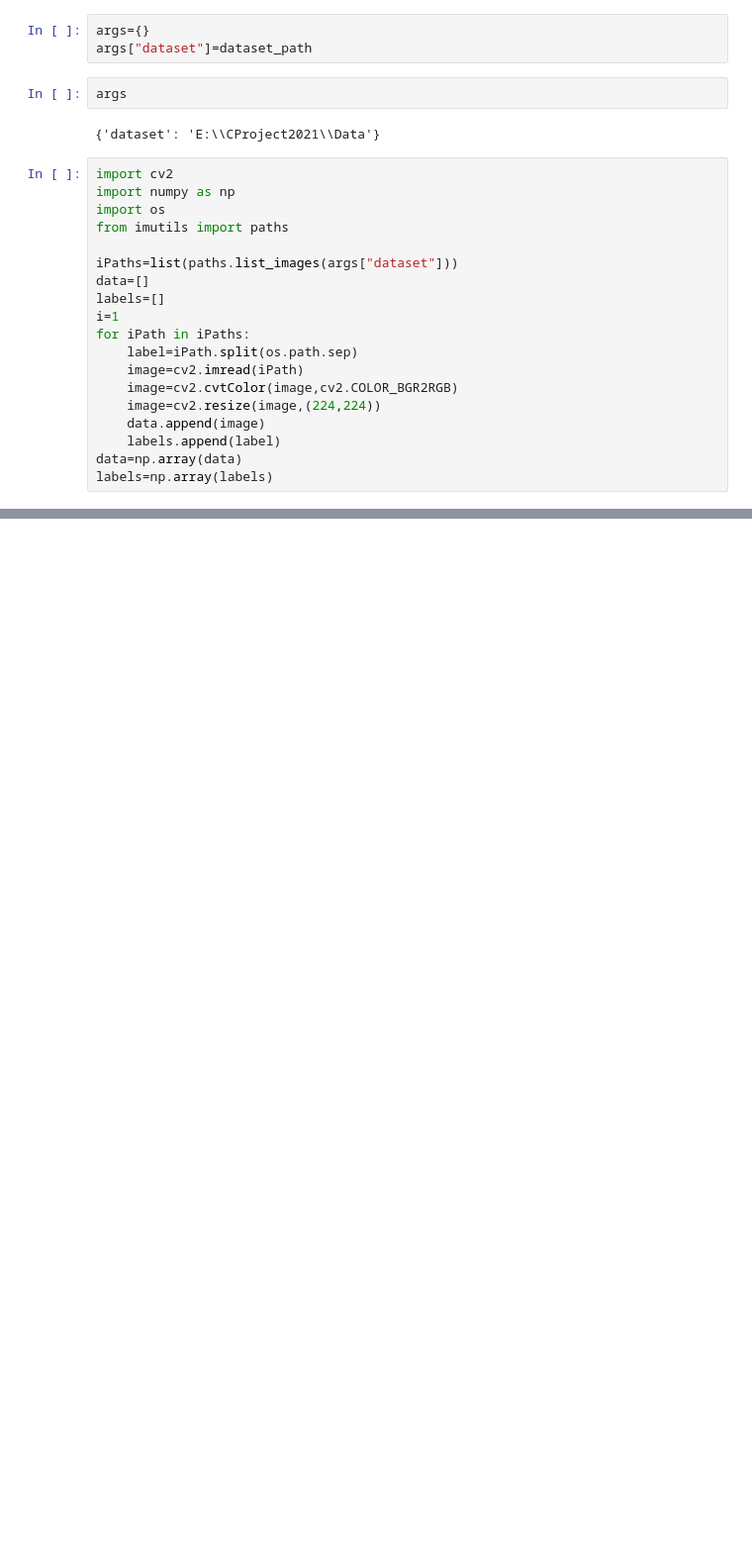
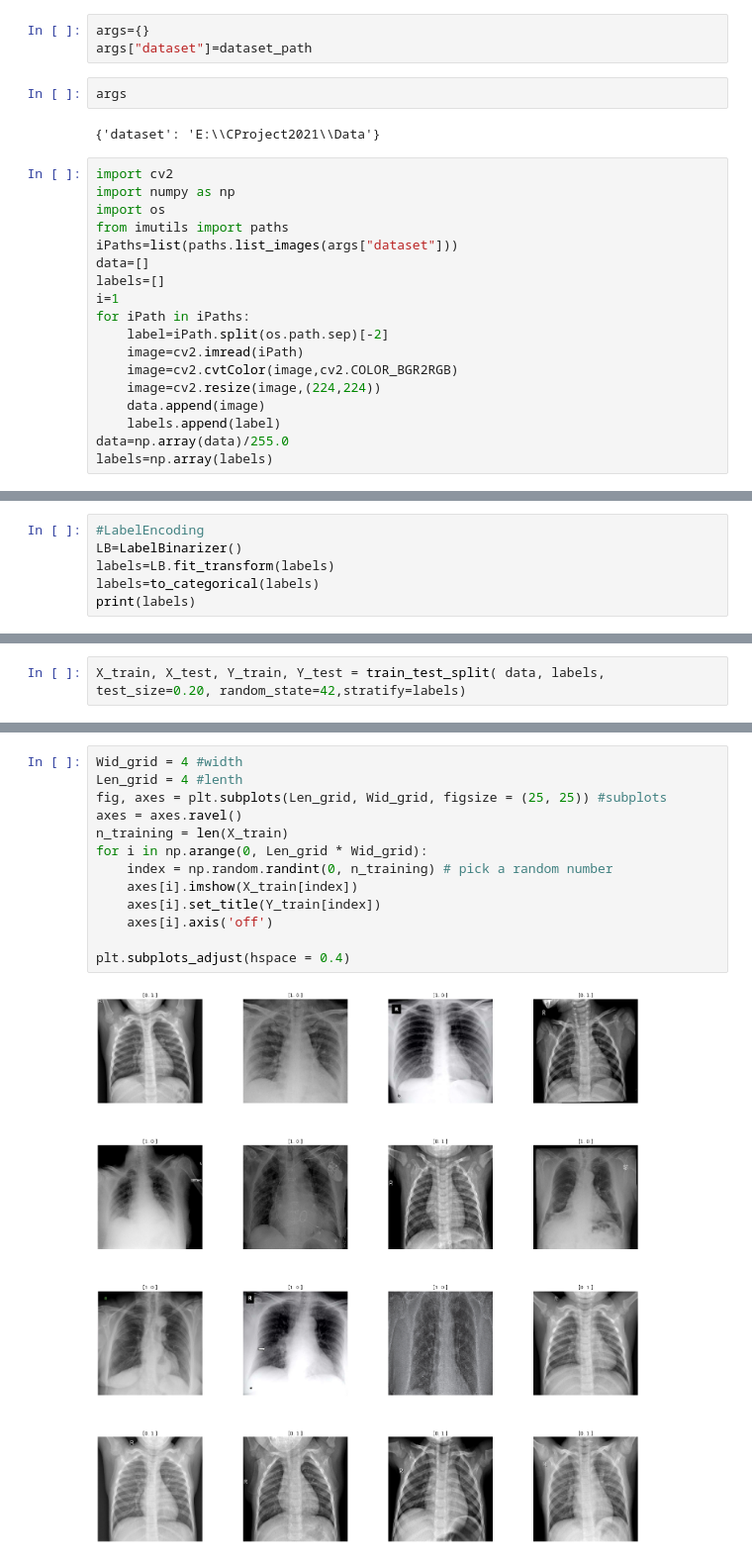
Before and after one commit to DEALTALFA/Xray-VGG16, a Jupyter notebook: covid_detection.ipynb, the cells around one changed output, grey strips where cells are left out. Shown at 99% size. Drawn from its saved outputs; the diff is of its cells as text; blank space fills up the shorter version.

```diff
--- a/covid_detection.ipynb
+++ b/covid_detection.ipynb
@@ -26,17 +26,16 @@ import cv2
 import numpy as np
 import os
 from imutils import paths
-
 iPaths=list(paths.list_images(args["dataset"]))
 data=[]
 labels=[]
 i=1
 for iPath in iPaths:
-    label=iPath.split(os.path.sep)
+    label=iPath.split(os.path.sep)[-2]
     image=cv2.imread(iPath)
     image=cv2.cvtColor(image,cv2.COLOR_BGR2RGB)
     image=cv2.resize(image,(224,224))
     data.append(image)
     labels.append(label)
-data=np.array(data)
+data=np.array(data)/255.0
 labels=np.array(labels)
@@ -45,0 +82,6 @@ labels=np.array(labels)
+# %%
+#LabelEncoding
+LB=LabelBinarizer()
+labels=LB.fit_transform(labels)
+labels=to_categorical(labels)
+print(labels)
@@ -45,0 +106,2 @@ labels=np.array(labels)
+# %%
+X_train, X_test, Y_train, Y_test = train_test_split( data, labels, test_size=0.20, random_state=42,stratify=labels)
@@ -45,0 +142,15 @@ labels=np.array(labels)
+# %%
+Wid_grid = 4 #width
+Len_grid = 4 #lenth
+fig, axes = plt.subplots(Len_grid, Wid_grid, figsize = (25, 25)) #subplots
+axes = axes.ravel()
+n_training = len(X_train)
+for i in np.arange(0, Len_grid * Wid_grid):
+    index = np.random.randint(0, n_training) # pick a random number
+    axes[i].imshow(X_train[index])
+    axes[i].set_title(Y_train[index])
+    axes[i].axis('off')
+
+plt.subplots_adjust(hspace = 0.4)
+# %% [output]
+[figure, added]
```
Also changed, not shown: parts of 18 cells of this notebook.
